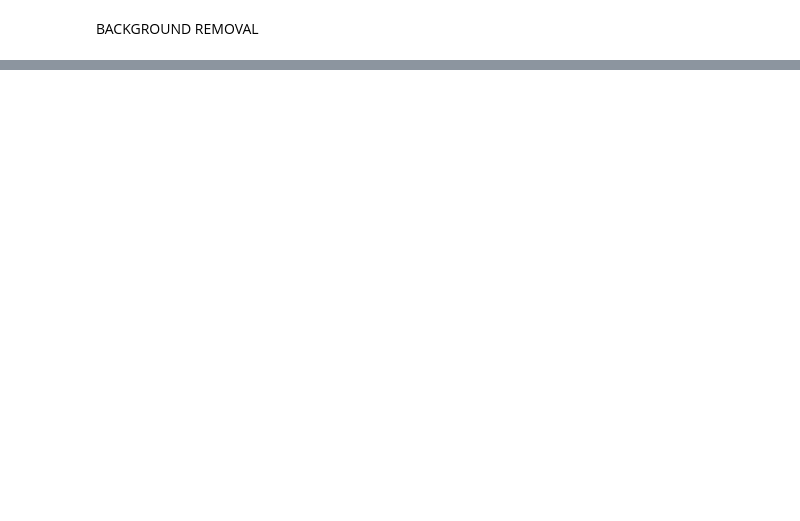
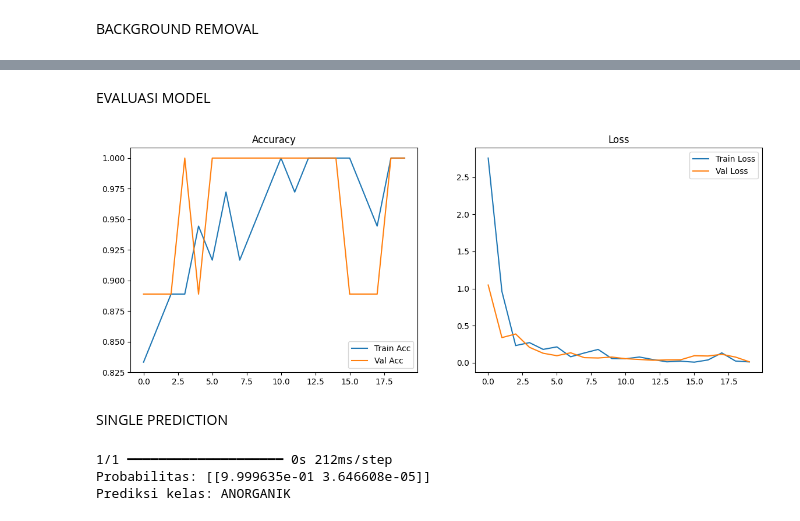
Before and after one commit to dwicahyamaulani/smartWaste, a Jupyter notebook: projekakhir.ipynb, the cells around one changed output, grey strips where cells are left out. Drawn from its saved outputs; the diff is of its cells as text; code cells hidden in the pictures; blank space fills up the shorter version.

```diff
--- a/projekakhir.ipynb
+++ b/projekakhir.ipynb
@@ -102,0 +236,23 @@ error: OpenCV(4.12.0) D:\a\opencv-python\opencv-python\opencv\modules\imgproc\sr
+# %%
+dataset_path = r"D:/cahyaa/Cacaa/SEMESTER 5/PCD/Phyton/PROJEK AKHIR/DATASET"
+
+train_gen = train_datagen.flow_from_directory(
+    dataset_path,
+    target_size=(256,256),
+    batch_size=16,
+    class_mode="categorical",
+    subset="training",
+    classes=["ANORGANIK", "ORGANIK"]
+)
+
+val_gen = train_datagen.flow_from_directory(
+    dataset_path,
+    target_size=(256,256),
+    batch_size=16,
+    class_mode="categorical",
+    subset="validation",
+    classes=["ANORGANIK", "ORGANIK"]
+)
+
+# label mapping (misal: {0:'ANORGANIK', 1:'ORGANIK'})
+print("\nLabel Index Mapping:", train_gen.class_indices)
@@ -102,0 +316,6 @@ error: OpenCV(4.12.0) D:\a\opencv-python\opencv-python\opencv\modules\imgproc\sr
+# %%
+history = model.fit(
+    train_gen,
+    epochs=20,
+    validation_data=val_gen
+)
@@ -102,0 +340,37 @@ error: OpenCV(4.12.0) D:\a\opencv-python\opencv-python\opencv\modules\imgproc\sr
+# %% [markdown]
+EVALUASI MODEL
+# %%
+plt.figure(figsize=(14,5))
+
+plt.subplot(1,2,1)
+plt.plot(history.history['accuracy'], label='Train Acc')
+plt.plot(history.history['val_accuracy'], label='Val Acc')
+plt.legend()
+plt.title("Accuracy")
+
+plt.subplot(1,2,2)
+plt.plot(history.history['loss'], label='Train Loss')
+plt.plot(history.history['val_loss'], label='Val Loss')
+plt.legend()
+plt.title("Loss")
+
+plt.show()
+# %% [output]
+[figure, added]
+# %% [markdown]
+SINGLE PREDICTION
+# %%
+img = cv2.imread("DATASET/r_101.jpg")
+img = cv2.resize(img, (256,256))
+img = img / 255.0
+img = np.expand_dims(img, axis=0)
+
+prediction = model.predict(img)
+print("Probabilitas:", prediction)
+
+class_names = list(train_gen.class_indices.keys())
+print("Prediksi kelas:", class_names[np.argmax(prediction)])
+# %% [output]
+1/1 ━━━━━━━━━━━━━━━━━━━━ 0s 212ms/step
+Probabilitas: [[9.999635e-01 3.646608e-05]]
+Prediksi kelas: ANORGANIK
```
Also changed, not shown: parts of 21 cells of this notebook.
